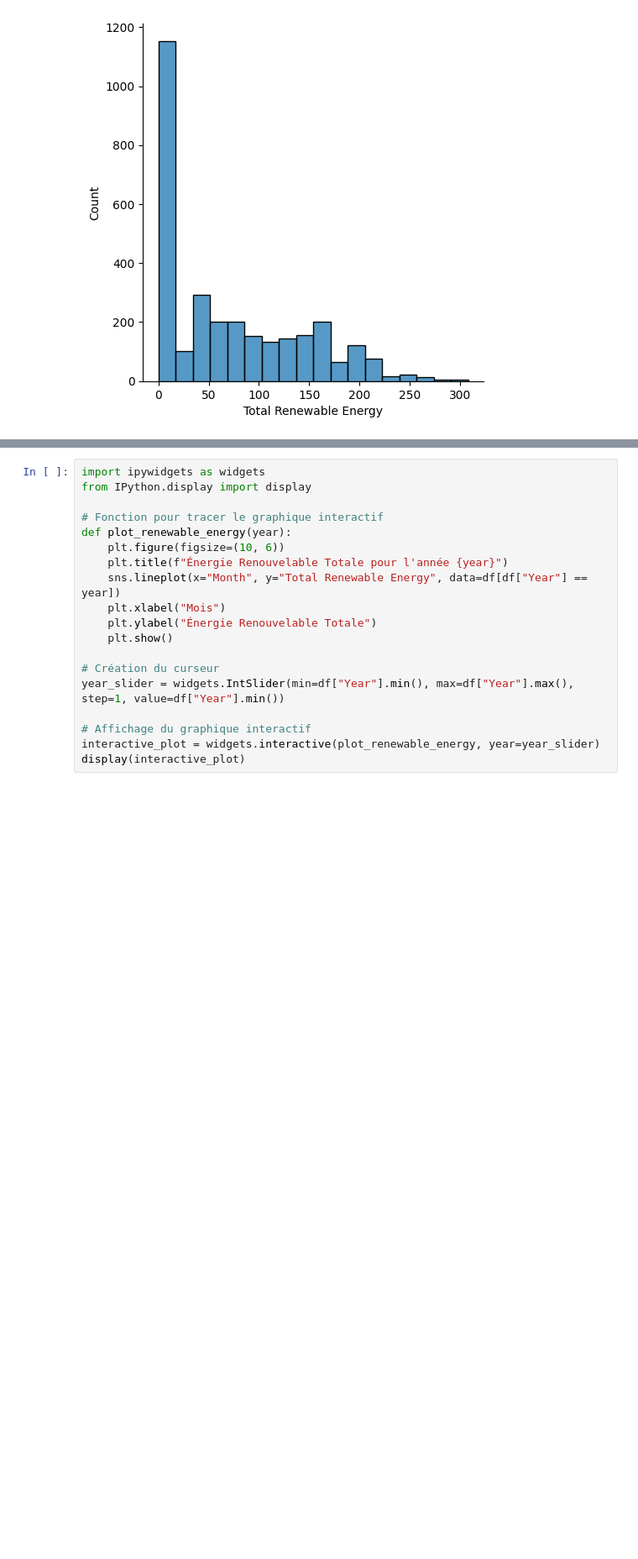
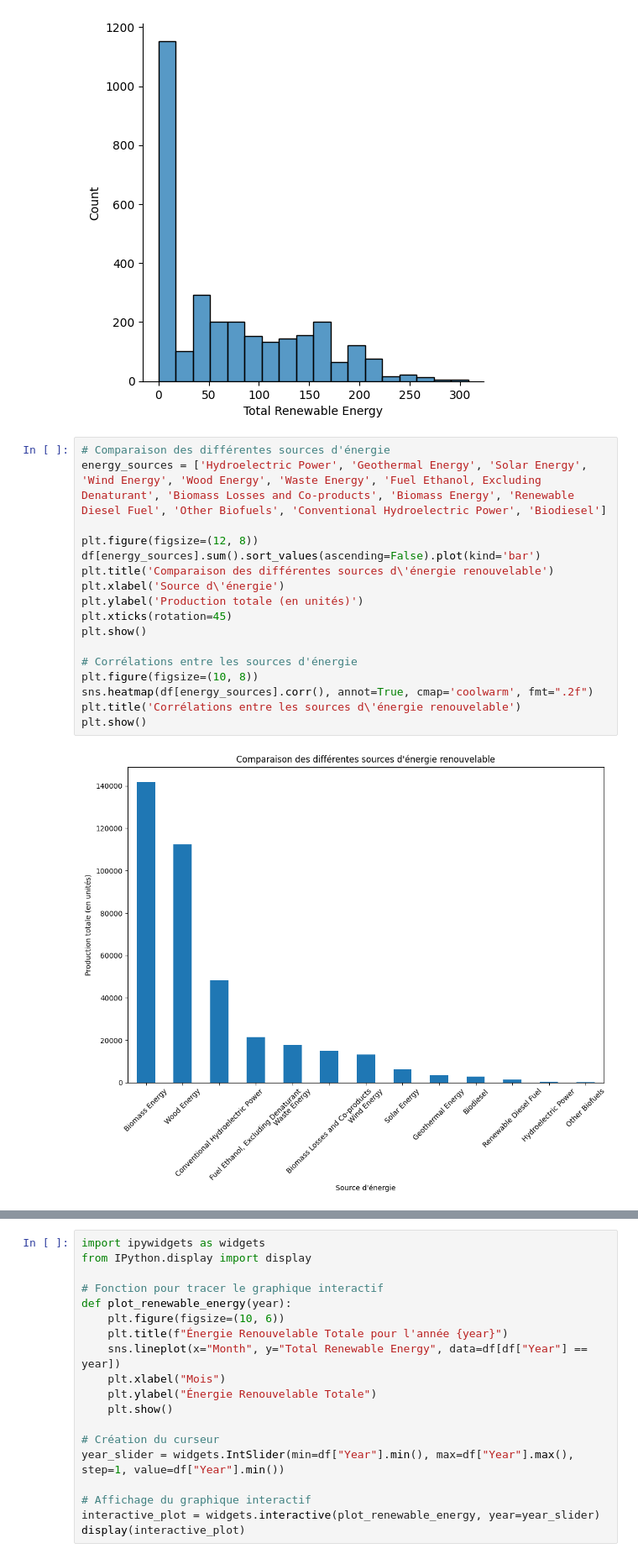
Before and after one commit to khelifaYacine/U.S.-Renewable-Energy-Consumption, a Jupyter notebook: EDA.ipynb, the cells around one changed output, grey strips where cells are left out. Shown: that part at 84% size. Saved outputs shown, nothing was run; the diff lists cells and outputs as text; blank space fills up the shorter version.

```diff
--- a/EDA.ipynb
+++ b/EDA.ipynb
@@ -86,3 +86,22 @@ df.describe()
 sns.displot(df["Total Renewable Energy"]);
 # %% [output]
 [figure]
+# %%
+# Comparaison des différentes sources d'énergie
+energy_sources = ['Hydroelectric Power', 'Geothermal Energy', 'Solar Energy', 'Wind Energy', 'Wood Energy', 'Waste Energy', 'Fuel Ethanol, Excluding Denaturant', 'Biomass Losses and Co-products', 'Biomass Energy', 'Renewable Diesel Fuel', 'Other Biofuels', 'Conventional Hydroelectric Power', 'Biodiesel']
+
+plt.figure(figsize=(12, 8))
+df[energy_sources].sum().sort_values(ascending=False).plot(kind='bar')
+plt.title('Comparaison des différentes sources d\'énergie renouvelable')
+plt.xlabel('Source d\'énergie')
+plt.ylabel('Production totale (en unités)')
+plt.xticks(rotation=45)
+plt.show()
+
+# Corrélations entre les sources d'énergie
+plt.figure(figsize=(10, 8))
+sns.heatmap(df[energy_sources].corr(), annot=True, cmap='coolwarm', fmt=".2f")
+plt.title('Corrélations entre les sources d\'énergie renouvelable')
+plt.show()
+# %% [output]
+[figure, added]
```
Also changed, not shown: parts of 5 cells of this notebook.
